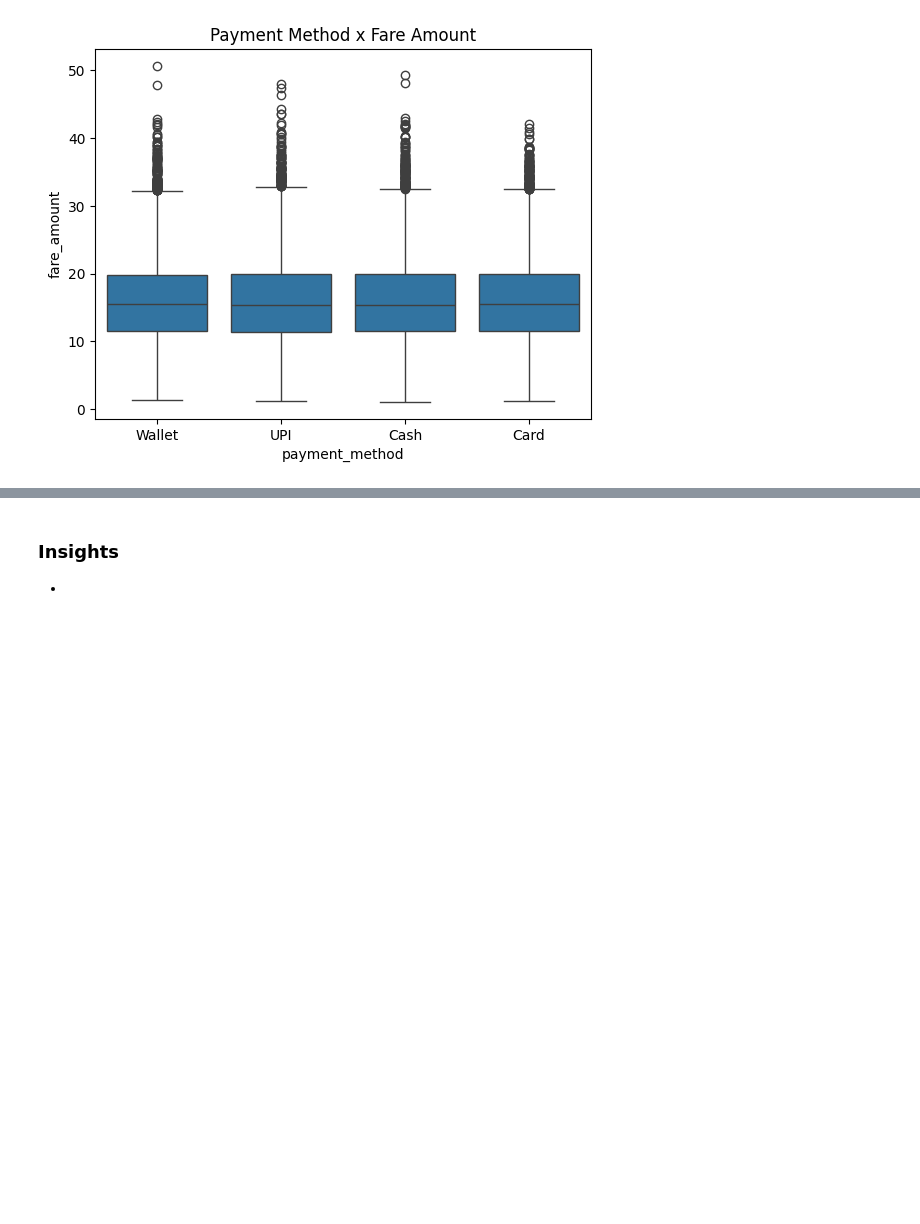
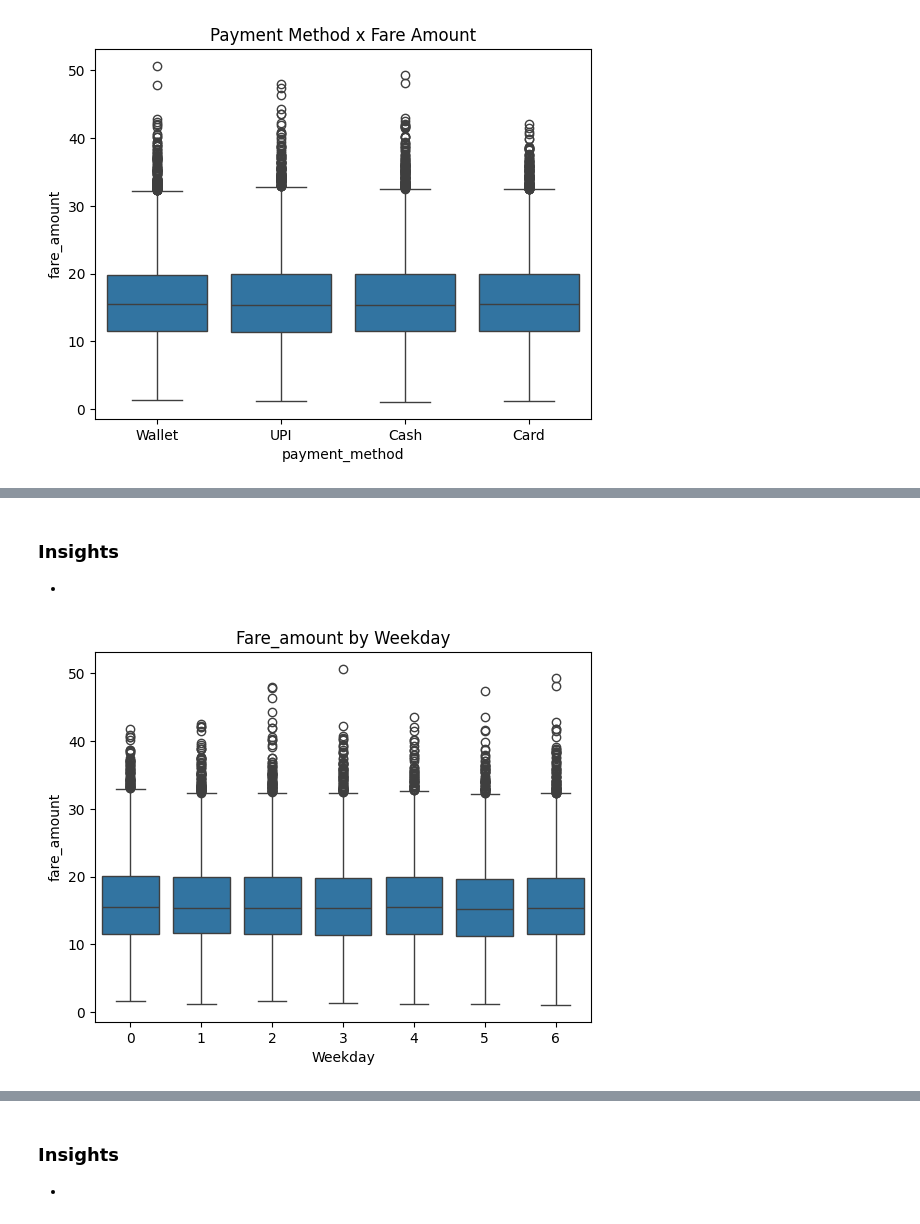
Before and after one commit to SJ-Santos/EndToEndMLProject, a Jupyter notebook: notebook/EDA.ipynb, the cells around one changed output, grey strips where cells are left out. Cells and saved outputs as stored; diff of their text form; code cells hidden in the pictures; blank space fills up the shorter version.

```diff
--- a/notebook/EDA.ipynb
+++ b/notebook/EDA.ipynb
@@ -422,0 +436,13 @@ plt.show()
+# %% [markdown]
+### Insights
+*
+# %%
+sns.boxplot(data=df,x="weekday",y='fare_amount')
+
+plt.title("Fare_amount by Weekday")
+plt.xlabel("Weekday")
+plt.ylabel("fare_amount")
+
+plt.show()
+# %% [output]
+[figure, added]
```
Also changed, not shown: parts of 16 cells of this notebook, 1 other file.
